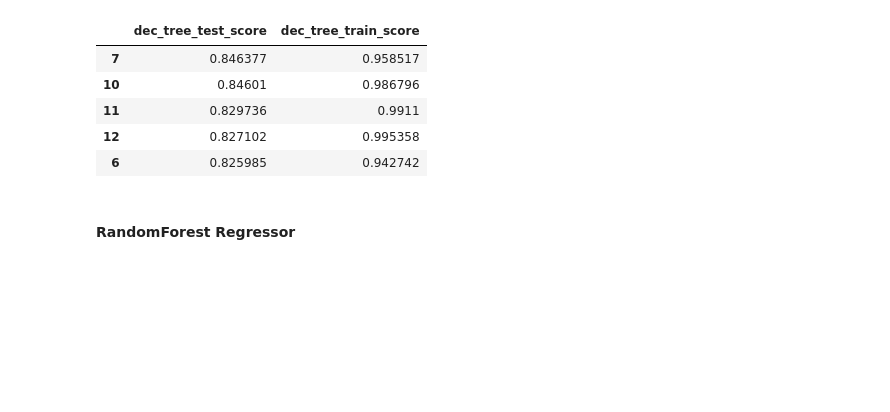
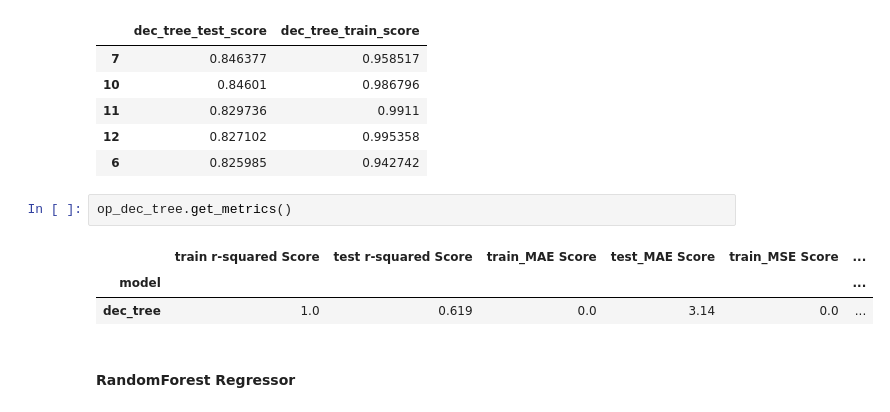
Before and after one commit to KDcodePy/Ensemble-Trees-Exercise, a Jupyter notebook: Ensemble_trees_exercise.ipynb, the cells around one changed output. Saved outputs shown, nothing was run; the diff lists cells and outputs as text; blank space fills up the shorter version.

Commit message:
update get_metrics() to return data instead of dict

```diff
--- a/Ensemble_trees_exercise.ipynb
+++ b/Ensemble_trees_exercise.ipynb
@@ -284,6 +302,12 @@ op_dec_tree.mode_score.sort_values(by="dec_tree_test_score", ascending=False).he
 | 11 | 0.829736 | 0.9911 |
 | 12 | 0.827102 | 0.995358 |
 | 6 | 0.825985 | 0.942742 |
+# %%
+op_dec_tree.get_metrics()
+# %% [output]
+|  | train r-squared Score | test r-squared Score | train_MAE Score | test_MAE Score | train_MSE Score | ... |
+| model |  |  |  |  |  | ... |
+| dec_tree | 1.0 | 0.619 | 0.0 | 3.14 | 0.0 | ... |
 # %% [markdown]
 #### RandomForest Regressor
 # %%
```
Also changed, not shown: parts of 3 cells of this notebook.
